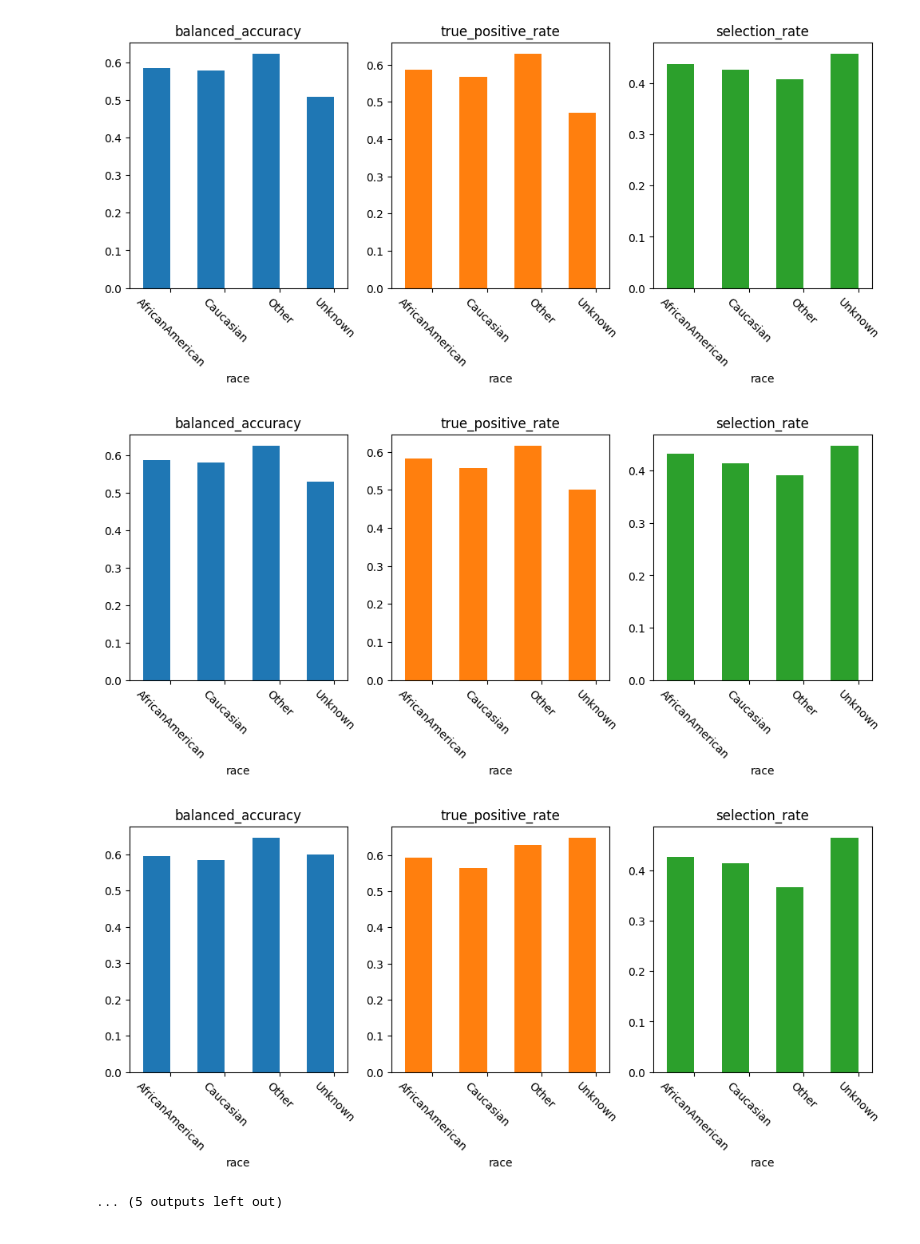
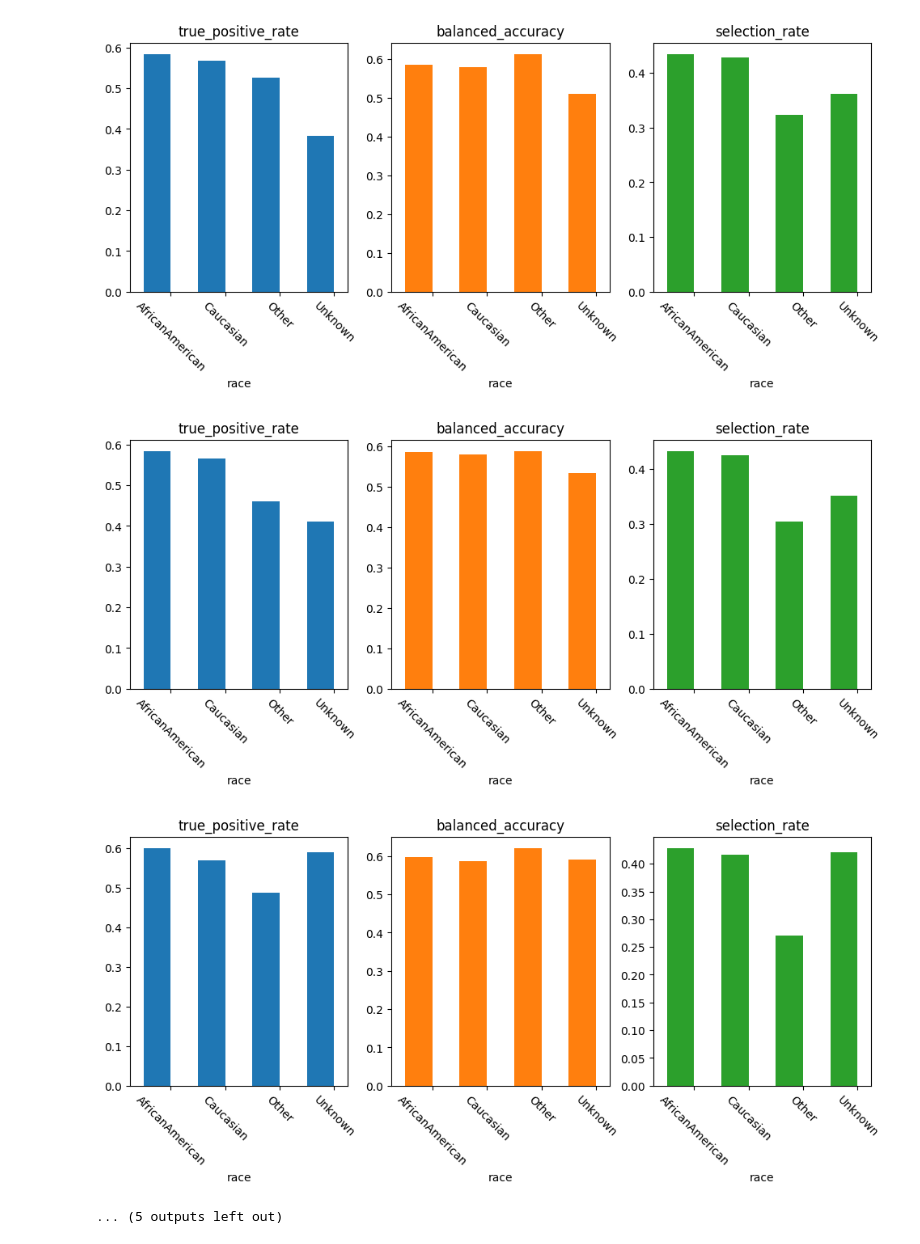
Before and after one commit to tancheto/master-thesis, a Jupyter notebook: classifiers-v2/06-threshold-optim.ipynb, the cells around one changed output. Drawn from its saved outputs; the diff is of its cells as text; code cells hidden in the pictures.

```diff
--- a/classifiers-v2/06-threshold-optim.ipynb
+++ b/classifiers-v2/06-threshold-optim.ipynb
@@ -27,13 +19,14 @@ decision_tree = DecisionTreeClassifier(criterion='entropy', max_depth=10)
 threshold_opt = ThresholdOptimizer(
     estimator=decision_tree,
     constraints="demographic_parity",
+    # constraints="false_negative_rate_parity",
     # constraints="equalized_odds",
-    # objective="true_positive_rate",
-    objective='balanced_accuracy_score',
+    objective="true_positive_rate",
+    # objective='balanced_accuracy_score',
     predict_method='predict_proba'
 )
 # %%
-train_data_fairness_results, performance_results, fairness_results = train_model_on_datasets(threshold_opt, type="preproc")
+train_data_fairness_results, performance_results, fairness_results = train_model_on_datasets(threshold_opt, type="postproc")
 # %% [output]
 no resampling, w/o sensitive attribute
 
@@ -178,4 +171,4 @@ The Disparate impact ratio on the trained model: 1.0179828384240506
-[figure, old version]
+[figure, new version]
-[figure, old version]
+[figure, new version]
-[figure, old version]
+[figure, new version]
 ... (5 outputs left out)
```
Also changed, not shown: parts of 2 cells of this notebook, 1 other file.
